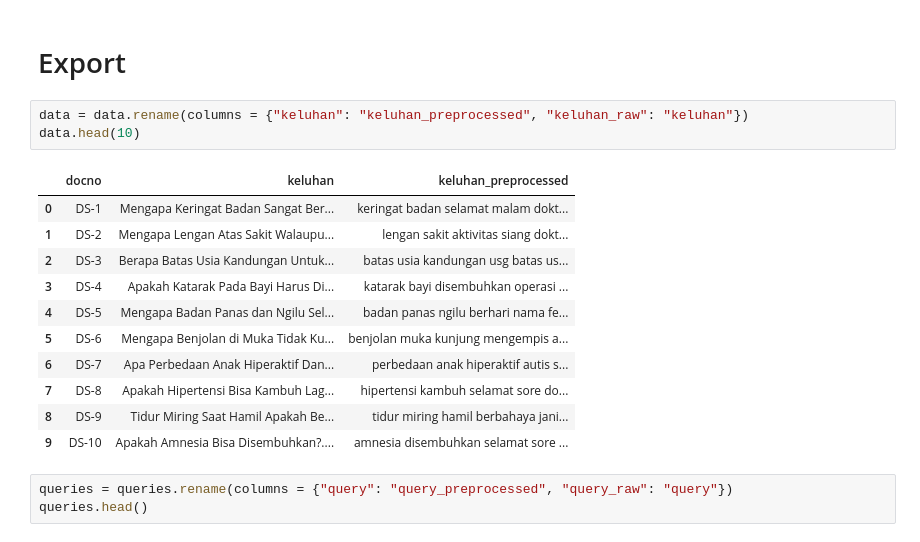
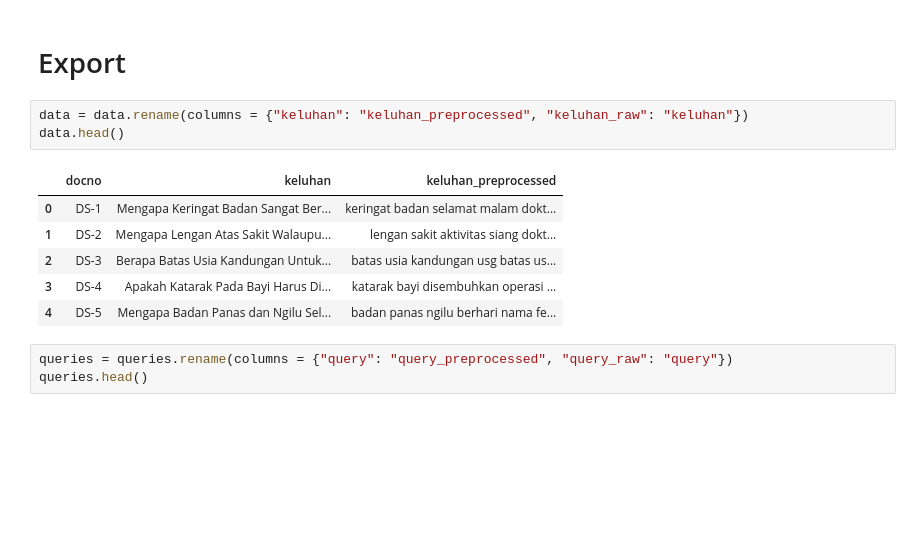
Before and after one commit to Feibs/indonesian-medical-ir, a Jupyter notebook: [Febi]_Index_and_Baseline.ipynb, the cells around one changed output. Cells and saved outputs as stored; diff of their text form; blank space fills up the shorter version.

```diff
--- a/[Febi]_Index_and_Baseline.ipynb
+++ b/[Febi]_Index_and_Baseline.ipynb
@@ -621,19 +638,14 @@ Wall time: 38.5 s
 # Export
 # %%
 data = data.rename(columns = {"keluhan": "keluhan_preprocessed", "keluhan_raw": "keluhan"})
-data.head(10)
+data.head()
 # %% [output]
 |  | docno | keluhan | keluhan_preprocessed |
 | 0 | DS-1 | Mengapa Keringat Badan Sangat Ber... | keringat badan selamat malam dokt... |
 | 1 | DS-2 | Mengapa Lengan Atas Sakit Walaupu... | lengan sakit aktivitas siang dokt... |
 | 2 | DS-3 | Berapa Batas Usia Kandungan Untuk... | batas usia kandungan usg batas us... |
 | 3 | DS-4 | Apakah Katarak Pada Bayi Harus Di... | katarak bayi disembuhkan operasi ... |
 | 4 | DS-5 | Mengapa Badan Panas dan Ngilu Sel... | badan panas ngilu berhari nama fe... |
-| 5 | DS-6 | Mengapa Benjolan di Muka Tidak Ku... | benjolan muka kunjung mengempis a... |
-| 6 | DS-7 | Apa Perbedaan Anak Hiperaktif Dan... | perbedaan anak hiperaktif autis s... |
-| 7 | DS-8 | Apakah Hipertensi Bisa Kambuh Lag... | hipertensi kambuh selamat sore do... |
-| 8 | DS-9 | Tidur Miring Saat Hamil Apakah Be... | tidur miring hamil berbahaya jani... |
-| 9 | DS-10 | Apakah Amnesia Bisa Disembuhkan?.... | amnesia disembuhkan selamat sore ... |
 # %%
 queries = queries.rename(columns = {"query": "query_preprocessed", "query_raw": "query"})
 queries.head()
```
Also changed, not shown: parts of 28 cells of this notebook.
